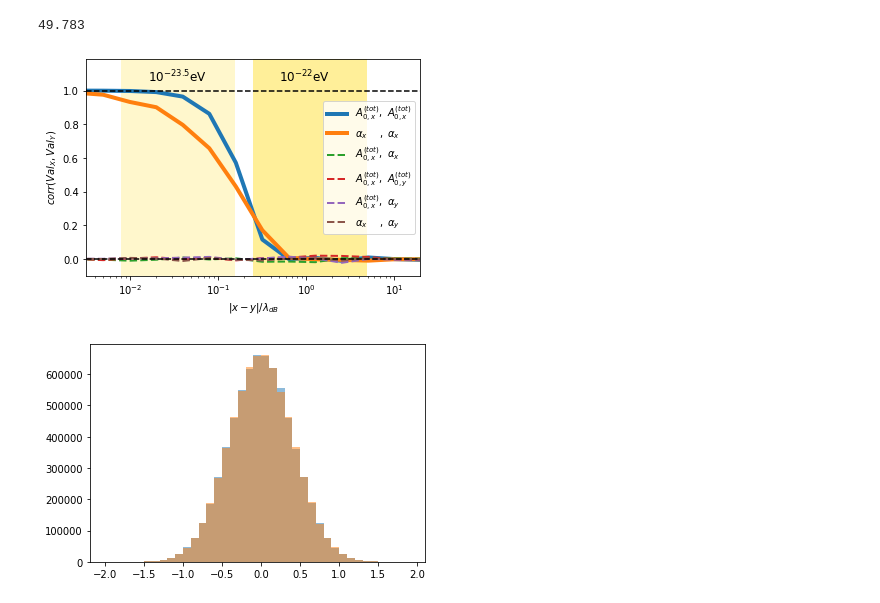
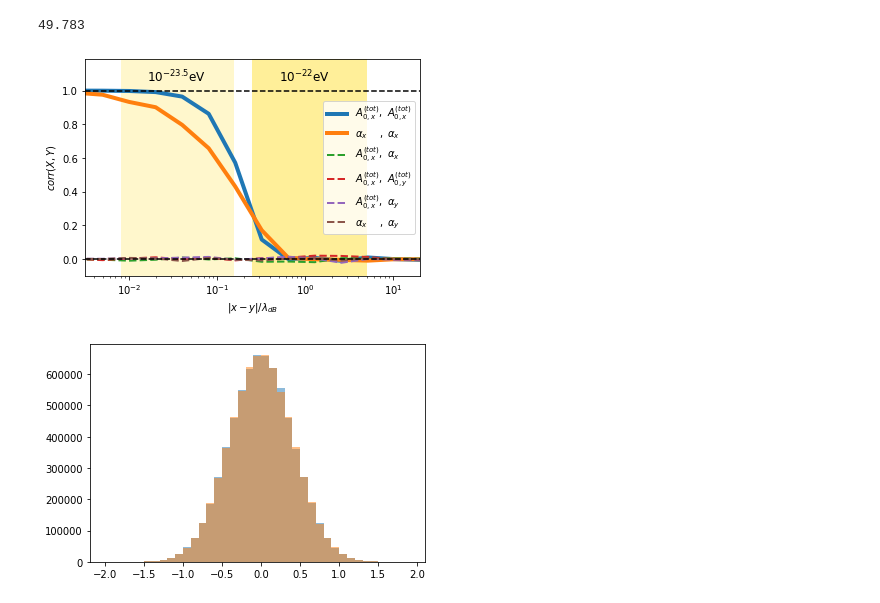
Before and after one commit to XueXiao-Physics/DPDM-PPTA, a Jupyter notebook: interference/Interference_vector_gpu.ipynb, the cells around one changed output. Cells and saved outputs as stored; diff of their text form; code cells hidden in the pictures.

```diff
--- a/interference/Interference_vector_gpu.ipynb
+++ b/interference/Interference_vector_gpu.ipynb
@@ -396,35 +396,35 @@ perc21 = cp.asnumpy(perc21)
 plt.figure(figsize=(6,4))
 ll = -0.1
 hl = 1.19
 lel = 10**-2.5
 ril = 10**1.3
 plt.ylim([ll,hl])
 plt.xlim([lel,ril])
 
 plt.semilogx(Dis,corr[:,0],label=r"$A_{0,x}^{(tot)},\ A_{0,x}^{(tot)}$",linewidth=4);
 plt.semilogx(Dis,corr[:,2],label=r"$\alpha_{x}\ \ \ \ ,\ \alpha_{x}$",linewidth=4);
 plt.semilogx(Dis,corr[:,4],'--',label=r"$A_{0,x}^{(tot)},\ \alpha_{x}$",linewidth=2);
 plt.semilogx(Dis,corr[:,1],'--',label=r"$A_{0,x}^{(tot)},\ A_{0,y}^{(tot)}$",linewidth=2);
 plt.semilogx(Dis,corr[:,5],'--',label=r"$A_{0,x}^{(tot)},\ \alpha_{y}$",linewidth=2);
 plt.semilogx(Dis,corr[:,3],'--',label=r"$\alpha_{x}\ \ \ \ ,\ \alpha_{y}$",linewidth=2);
 
 plt.plot([lel,ril],[0,0],'k--')
 plt.plot([lel,ril],[1,1],'k--')
 
 plt.fill_between(perc235,[hl,hl],[ll,ll],facecolor='gold',alpha=0.2)
 plt.fill_between(perc22,[hl,hl],[ll,ll],facecolor='gold',alpha=0.4)
 
 plt.annotate("$10^{-23.5}$eV",horizontalalignment="left",xy=[perc235[0]*2,1.05],xycoords='data',size=12)
 plt.annotate("$10^{-22}$eV",horizontalalignment="left",xy=[perc22[0]*2,1.05],xycoords='data',size=12)
 
 
 
 plt.xlabel("$|x-y|/\lambda_{dB}$")
-plt.ylabel("$corr(Val_{X},Val_{Y})$")
+plt.ylabel("$corr(X,Y)$")
 plt.legend()
 plt.savefig('SpatialCorr.pdf')
 # %% [output]
-[figure, old version]
+[figure, new version]
 # %%
 """
 size1=2**18
```
Also changed, not shown: 7 other files.
